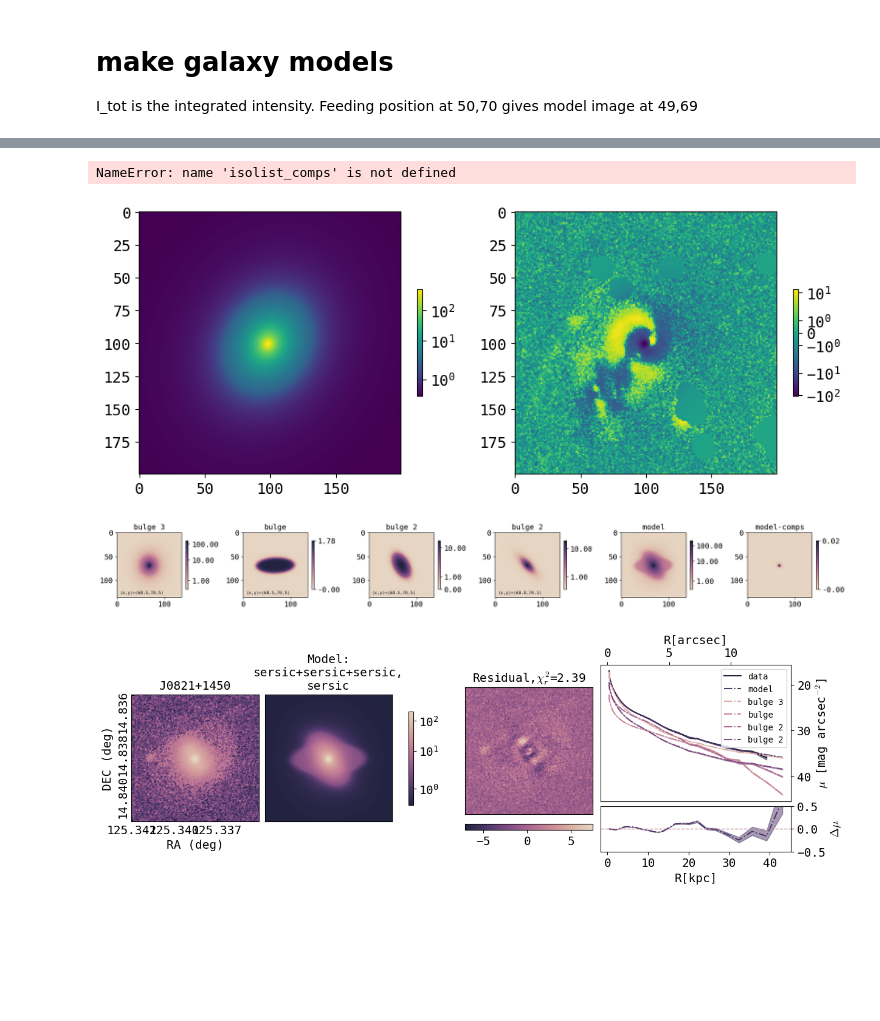
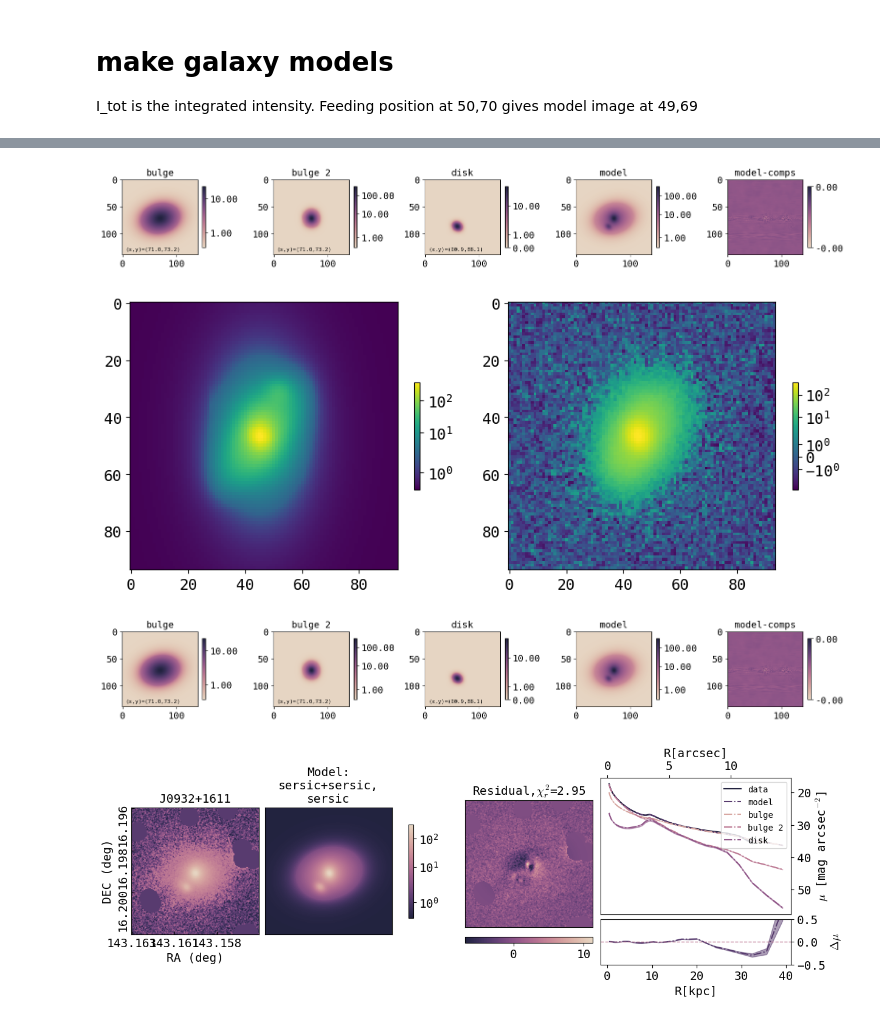
Before and after one commit to insepien/dualAGN, a Jupyter notebook: scrap_notebooks/checkFit.ipynb, the cells around one changed output, grey strips where cells are left out. Saved outputs shown, nothing was run; the diff lists cells and outputs as text; code cells hidden in the pictures; blank space fills up the shorter version.

```diff
--- a/scrap_notebooks/checkFit.ipynb
+++ b/scrap_notebooks/checkFit.ipynb
@@ -540,7 +540,7 @@ def mask_image(image,rad,intens,agn_mask_size,PA=180):
 # main_masked = mask_image(main_ss,rad=8,intens=5,agn_mask_size=50)#
 #ys,xs = find_highest_indices(imageAGN_masked)
 # %%
-on = "J0821+1450"
+on = "J0932+1611"
 imageFile = glob.glob(os.path.expanduser("~/research-data/agn-result/box/final_cut/"+on+"*"))[0]
 imageAGN = fits.getdata(os.path.expanduser(imageFile))
 with open(os.path.expanduser("~/research-data/psf-results/psf_pkls/psf_"+on+".pkl"),"rb") as f:
@@ -672 +667,3 @@ model_dict = {'function_sets': [funcset_dict_sersic1]}
 model = pyimfit.ModelDescription.dict_to_ModelDescription(model_dict)
+# %%
+model = list(d['modelNames'].values())[0]
@@ -686,7 +688,7 @@ noise=hdu.header['EFFRN'] #fits:[e-], pf: in electrons
 numcom=hdu.header['NCOADD'] #Number of Averaged Frames
 # Try for only 1 model
 imageAGN_bs = imageAGN-sky
-image = imageAGN_bs
+image = d['imageSS']
 config0, modelIm0, fitRes0, pname0,fitter0  = _dofit_no_oversp(model,dataImage=image, psf=epsf,solver="LM",
                                                   readnoise=noise, expT=exptime, skylevel = sky_level, ncom=numcom,effgain=gain)
 m = modelIm0
@@ -734,11 +736,11 @@ r_e_4: 10.58
 # %%
 plot_model_components(comp_ims,comp_names,comp_pos,isolist_comps)
 # %% [output]
-NameError: name 'isolist_comps' is not defined
+[figure, added]
 # %%
 fig,ax = plt.subplots(1,2,figsize=(10,4))
 im0=ax[0].imshow(m,norm='symlog')
-im1=ax[1].imshow(image-comp_ims[2]-comp_ims[1],norm='symlog')
+im1=ax[1].imshow(image-comp_ims[3],norm='symlog')
 [fig.colorbar([im0,im1][i],ax=ax[i],shrink=0.4) for i in range(2)]
 fig.tight_layout();
 # ax[0].plot(comp_pos[2][0],comp_pos[2][1],"ro",markersize=1)
@@ -747,4 +749,4 @@ fig.tight_layout();
 #ax[1].plot(40,40,"ro",markersize=1)
 #[print(f"{pname0[i]}: {fitRes0.params[i]:.2f} ") for i in range(len(fitRes0.params))];
 # %% [output]
-[figure, old version]
+[figure, new version]
@@ -758,13 +753,13 @@ da = dual_annealing(func=f,args=[fitter0],bounds=fitter0.getParameterLimits())
 # %%
-modelname = 'sersic+sersic+sersic,\nsersic'
+modelname = 'sersic+sersic,\nsersic'
 isolist_data = make_data_isophotes(image,20,midF)
 isolist_comps = make_model_isophotes(isolist_data,comp_ims,comp_names,midF)
 plot_model_components(comp_ims,comp_names,comp_pos,isolist_comps)
 sma_arcsec, sma_kpc, mu_data,mu_models,skycoords = radial_plot_params(imageFile, framelim,isolist_data,isolist_comps,hdu_exp=hdu0,z=0.2)
 plot_everything(on,image,m,modelname,comp_names,fsr,sma_arcsec,sma_kpc,mu_data,mu_models,skycoords,colormap="ch:s=-.3,r=.6")
 # %% [output]
-[figure, old version]
+[figure, new version]
-[figure, old version]
+[figure, new version]
 # %%
 def save_data(modelname,image,model,configs,modelIms,fitResults,pnames,objectName):
     outDir = os.path.expanduser("~/research-data/agn-result/fit/final_fit_nb")
```
Also changed, not shown: parts of 13 cells of this notebook, 3 other files.
